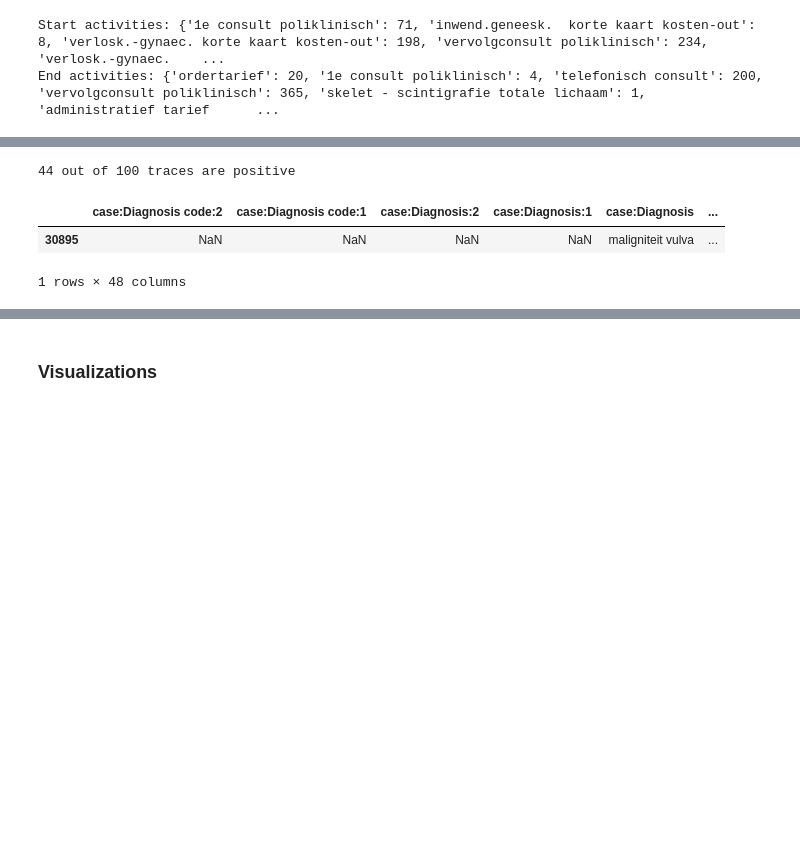
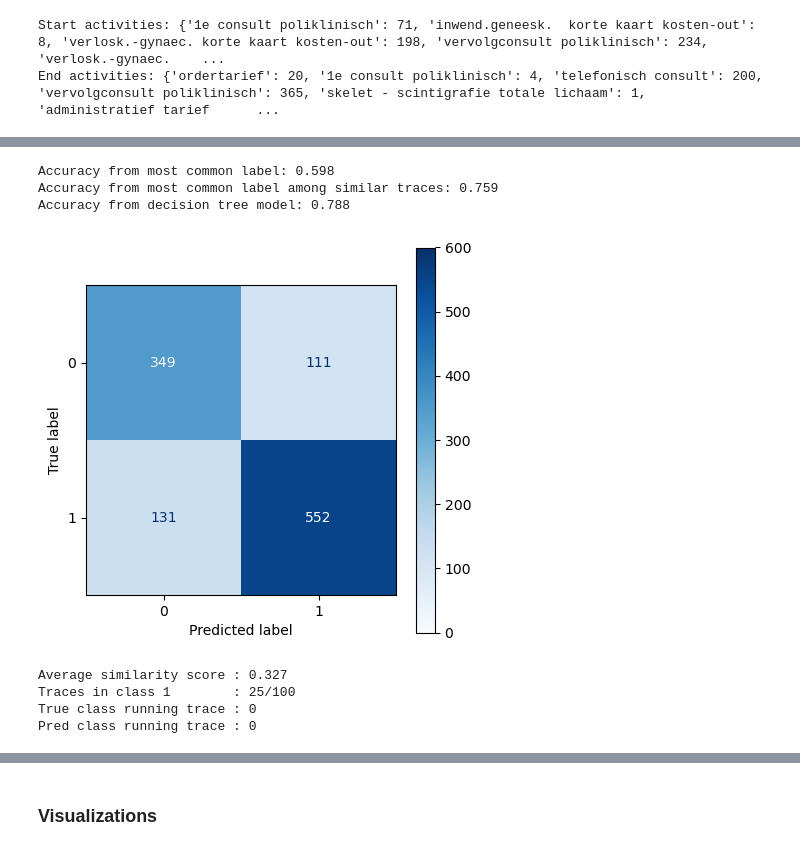
Before and after one commit to GeorgeAntono/Predictive_Process_Mining, a Jupyter notebook: on-the-fly_model.ipynb, the cells around one changed output, grey strips where cells are left out. Drawn from its saved outputs; the diff is of its cells as text; code cells hidden in the pictures; blank space fills up the shorter version.

Commit message:
full on-the-fly model

```diff
--- a/on-the-fly_model.ipynb
+++ b/on-the-fly_model.ipynb
@@ -60,4 +159,38 @@ def get_similarity(running_trace, traces, similarity=True):
+# %%
+# accuracy from most common label
+acc1 = max(lf_map.mean(), 1-lf_map.mean())
+
+# accuracy from most common label among similar traces
+acc2 = ((df_predictions['pos_y_train'] > n/2) == df_predictions['y_test']).mean()
+
+# accuracy from decision tree model
+acc3 = (df_predictions['y_test'] == df_predictions['y_pred']).mean()
+
+# print accuracies
+print(f'Accuracy from most common label: {acc1:.3f}')
+print(f'Accuracy from most common label among similar traces: {acc2:.3f}')
+print(f'Accuracy from decision tree model: {acc3:.3f}')
+# %% [output]
+Accuracy from most common label: 0.598
+Accuracy from most common label among similar traces: 0.759
+Accuracy from decision tree model: 0.788
+# %%
+# confusion matrix figure
+from sklearn.metrics import confusion_matrix, ConfusionMatrixDisplay
+
+cm = confusion_matrix(df_predictions['y_test'], df_predictions['y_pred'])
+disp = ConfusionMatrixDisplay(confusion_matrix=cm, display_labels=['0', '1'])
+disp.plot(cmap='Blues');
+
+# decrease figure size
+import matplotlib.pyplot as plt
+plt.gcf().set_size_inches(5, 5)
+disp.ax_.get_images()[0].set_clim(0, 600)
+# %% [output]
+[figure, added]
 # %%
+## same code but for single trace
+
 # sample random trace
 running_trace = all_traces.sample(1)
 historic_traces = all_traces.drop(running_trace.index)
@@ -71,3 +204,30 @@ similarity_scores = get_similarity(running_trace, historic_traces, similarity=Tr
 n = 100
 sorted_similar_traces = sorted(similarity_scores.items(), key=lambda x: x[1], reverse=True)
 most_similar_traces = sorted_similar_traces[:n]
+
+# calculate average similarity score
+avg_similarity = np.mean([x[1] for x in most_similar_traces])
+print_label = 'Average similarity score' ; print(f'{print_label:<25}: {avg_similarity:.3f}')
+
+# get label function
+similar_traces_list = [x[0] for x in most_similar_traces]
+lf_map = get_lf_map(event_log, label_function_1)
+
+# get y_train and y_test
+y_train = [lf_map[trace] for trace in similar_traces_list]
+print_label = 'Traces in class 1' ; print(f'{print_label:<25}: {sum(y_train)}/{len(y_train)}')
+y_test = int(lf_map[running_trace.index[0]])
+print_label = 'True class running trace' ; print(f'{print_label:<25}: {y_test}')
+
+# train model
+X_cols = ['case:Diagnosis code', 'case:Treatment code']
+clf, le_dict = train_model(X_cols, event_log, similar_traces_list, lf_map)
+
+# predict label
+y_pred = predict_label(X_cols, event_log, running_trace, clf, le_dict)
+print_label = 'Pred class running trace' ; print(f'{print_label:<25}: {y_pred}')
+# %% [output]
+Average similarity score : 0.327
+Traces in class 1        : 25/100
+True class running trace : 0
+Pred class running trace : 0
@@ -82,19 +233,0 @@ most_similar_traces = sorted_similar_traces[:n]
-# %%
-similar_traces_list = [x[0] for x in most_similar_traces]
-lf_map = get_lf_map(event_log, label_function_1)
-y_train = [lf_map[trace] for trace in similar_traces_list]
-
-print(f'{sum(y_train)} out of {len(y_train)} traces are positive')
-# %% [output]
-44 out of 100 traces are positive
-# %%
-last_event = event_log[event_log['case:concept:name'] == similar_traces_list[5]].tail(1)
-
-# get values of all columns starting with case:Diagnosis
-diagnosis_columns = [col for col in event_log.columns if col.startswith('case:Diagnosis')]
-diagnosis_values = last_event[diagnosis_columns]
-diagnosis_values
-# %% [output]
-|  | case:Diagnosis code:2 | case:Diagnosis code:1 | case:Diagnosis:2 | case:Diagnosis:1 | case:Diagnosis | ... |
-| 30895 | NaN | NaN | NaN | NaN | maligniteit vulva | ... |
-1 rows × 48 columns
```
Also changed, not shown: parts of 10 cells of this notebook.
